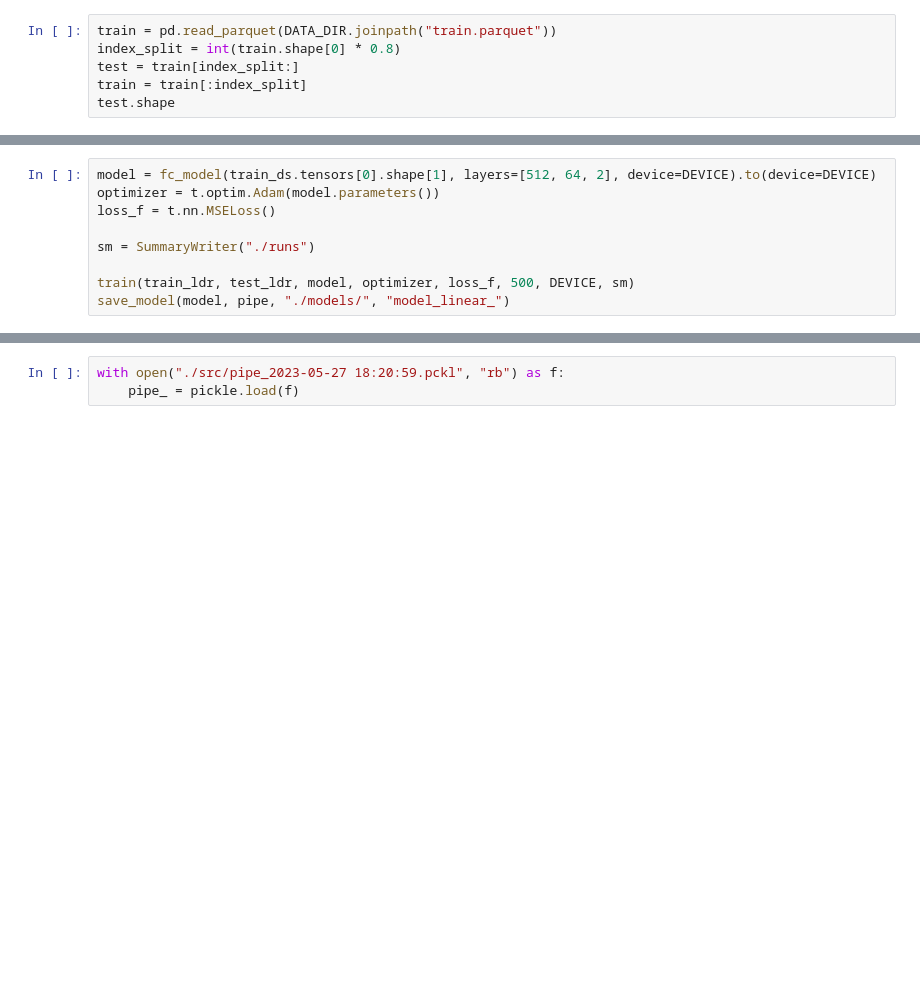
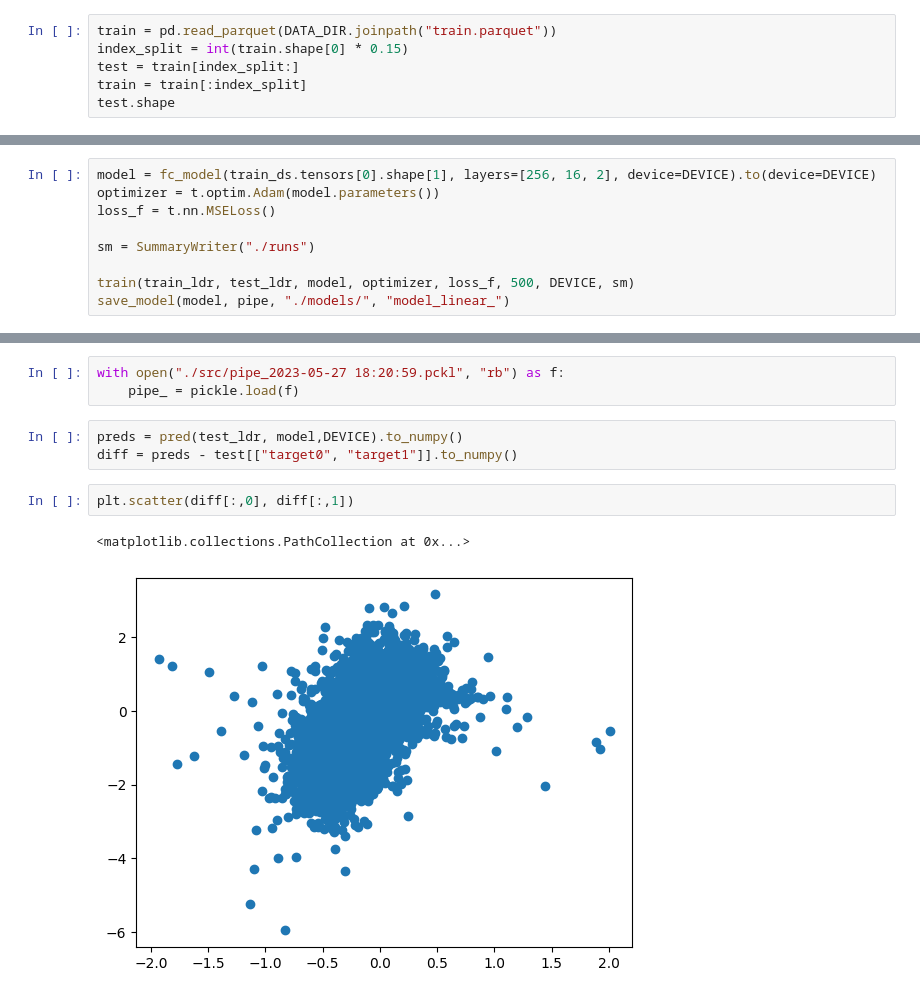
Before and after one commit to RVdeported/sibur-hack-2023, a Jupyter notebook: task_2/model_1.ipynb, the cells around one changed output, grey strips where cells are left out. Drawn from its saved outputs; the diff is of its cells as text; blank space fills up the shorter version.

```diff
--- a/task_2/model_1.ipynb
+++ b/task_2/model_1.ipynb
@@ -25,7 +25,7 @@ DATA_DIR = pathlib.Path("./data/")
 RS = 3984765
 # %%
 train = pd.read_parquet(DATA_DIR.joinpath("train.parquet"))
-index_split = int(train.shape[0] * 0.8)
+index_split = int(train.shape[0] * 0.15)
 test = train[index_split:]
 train = train[:index_split]
 test.shape
@@ -275,5 +258,5 @@ def save_model(model, pipe, path, prefix):
 # %%
-model = fc_model(train_ds.tensors[0].shape[1], layers=[512, 64, 2], device=DEVICE).to(device=DEVICE)
+model = fc_model(train_ds.tensors[0].shape[1], layers=[256, 16, 2], device=DEVICE).to(device=DEVICE)
 optimizer = t.optim.Adam(model.parameters())
 loss_f = t.nn.MSELoss()
 
@@ -318,3 +293,11 @@ pipe.transform(test.drop(["target0", "target1"], axis=1))
 # %%
 with open("./src/pipe_2023-05-27 18:20:59.pckl", "rb") as f:
     pipe_ = pickle.load(f)
+# %%
+preds = pred(test_ldr, model,DEVICE).to_numpy()
+diff = preds - test[["target0", "target1"]].to_numpy()
+# %%
+plt.scatter(diff[:,0], diff[:,1])
+# %% [output]
+<matplotlib.collections.PathCollection at 0x...>
+[figure, added]
```
Also changed, not shown: parts of 8 cells of this notebook, 11 other files.
